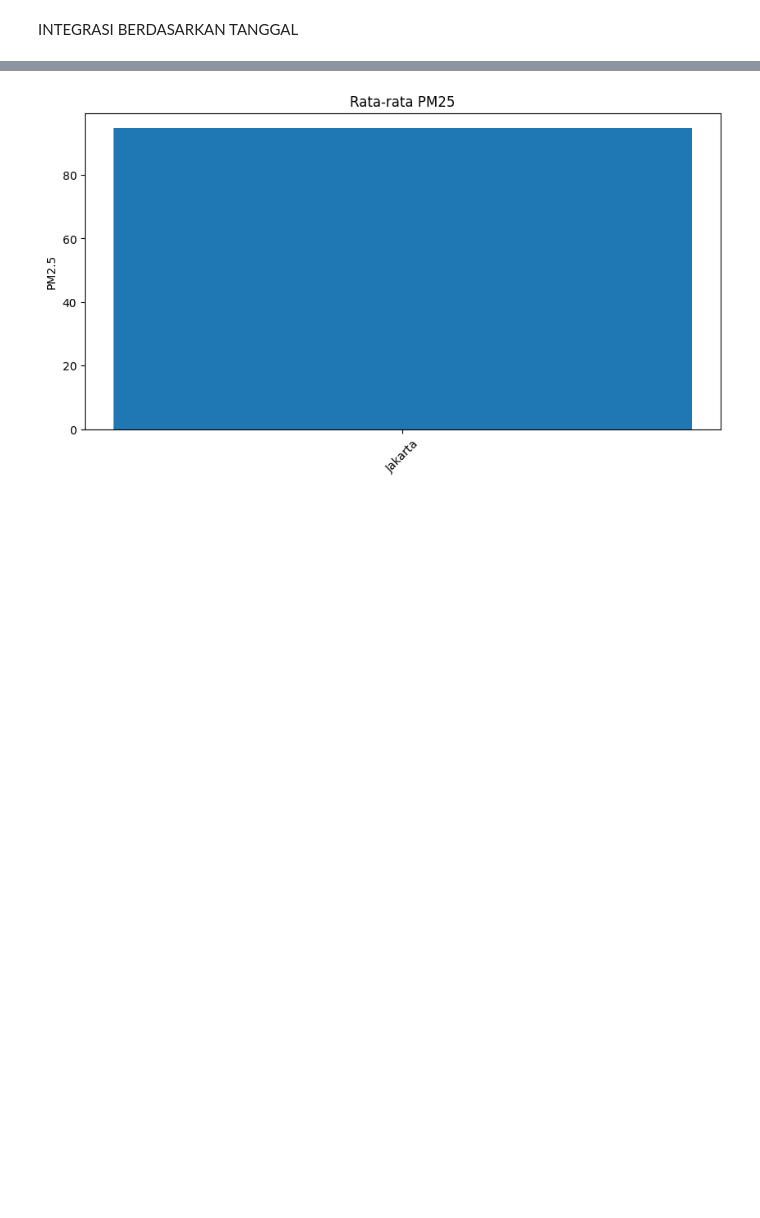
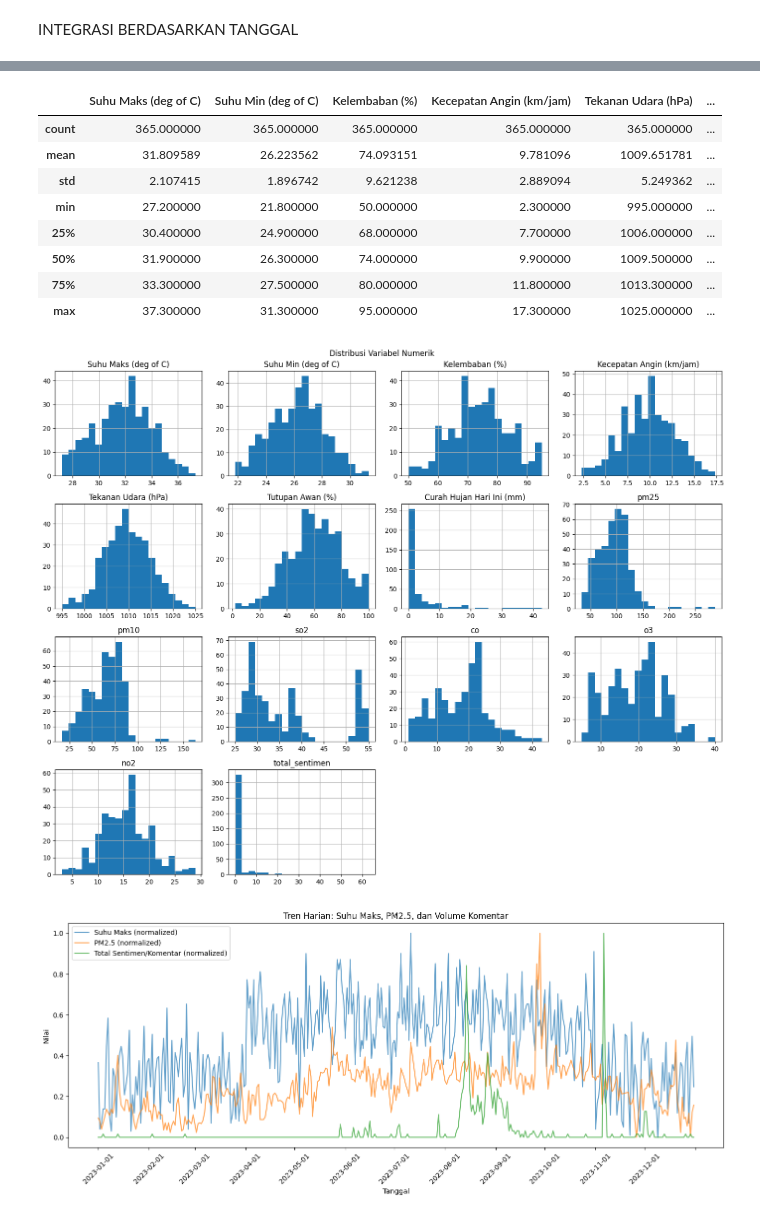
Before and after one commit to BIMASENA14-CODE/FIXXXXXXXX, a Jupyter notebook: main code.ipynb, the cells around one changed output, grey strips where cells are left out. Saved outputs shown, nothing was run; the diff lists cells and outputs as text; code cells hidden in the pictures; blank space fills up the shorter version.

```diff
--- a/main code.ipynb
+++ b/main code.ipynb
@@ -523,11 +387,65 @@ plt.show()
-# %%
-group_pm25 = df_final.groupby("Lokasi")["pm25"].mean()
-
-plt.figure(figsize=(10,5))
-plt.bar(group_pm25.index, group_pm25.values)
-plt.title("Rata-rata PM25")
-plt.xticks(rotation=45)
-plt.ylabel("PM2.5")
-plt.show()
-# %% [output]
-[figure, removed]
+# %%
+import pandas as pd
+import matplotlib.pyplot as plt
+import seaborn as sns
+from IPython.display import display
+import matplotlib.dates as mdates
+
+
+
+df = pd.read_csv('integrasi_cuaca_udara_sentimen_2023.csv')
+
+numeric_cols = [
+    'Suhu Maks (deg of C)',
+    'Suhu Min (deg of C)',
+    'Kelembaban (%)',
+    'Kecepatan Angin (km/jam)',
+    'Tekanan Udara (hPa)',
+    'Tutupan Awan (%)',
+    'Curah Hujan Hari Ini (mm)',
+    'pm25', 'pm10', 'so2', 'co', 'o3', 'no2',
+    'total_sentimen'
+]
+
+
+
+display(df[numeric_cols].describe())
+
+df[numeric_cols].hist(bins=20, figsize=(15, 12))
+plt.suptitle('Distribusi Variabel Numerik')
+plt.tight_layout()
+plt.show()
+
+
+
+
+plt.figure(figsize=(14, 6))
+
+suhu_maks_norm = (df['Suhu Maks (deg of C)'] - df['Suhu Maks (deg of C)'].min()) / (df['Suhu Maks (deg of C)'].max() - df['Suhu Maks (deg of C)'].min())
+pm25_norm = (df['pm25'] - df['pm25'].min()) / (df['pm25'].max() - df['pm25'].min())
+total_sentimen_norm = (df['total_sentimen'] - df['total_sentimen'].min()) / (df['total_sentimen'].max() - df['total_sentimen'].min())
+
+plt.plot(df['tanggal'], suhu_maks_norm, label='Suhu Maks (normalized)', alpha=0.7)
+plt.plot(df['tanggal'], pm25_norm, label='PM2.5 (normalized)', alpha=0.7)
+plt.plot(df['tanggal'], total_sentimen_norm, label='Total Sentimen/Komentar (normalized)', alpha=0.7)
+plt.title('Tren Harian: Suhu Maks, PM2.5, dan Volume Komentar')
+plt.xlabel('Tanggal')
+plt.ylabel('Nilai')
+plt.legend()
+ax = plt.gca()
+ax.xaxis.set_major_locator(mdates.MonthLocator(interval=1))  # tiap minggu
+plt.xticks(rotation=45)
+plt.tight_layout()
+plt.show()
+# %% [output]
+|  | Suhu Maks (deg of C) | Suhu Min (deg of C) | Kelembaban (%) | Kecepatan Angin (km/jam) | Tekanan Udara (hPa) | ... |
+| count | 365.000000 | 365.000000 | 365.000000 | 365.000000 | 365.000000 | ... |
+| mean | 31.809589 | 26.223562 | 74.093151 | 9.781096 | 1009.651781 | ... |
+| std | 2.107415 | 1.896742 | 9.621238 | 2.889094 | 5.249362 | ... |
+| min | 27.200000 | 21.800000 | 50.000000 | 2.300000 | 995.000000 | ... |
+| 25% | 30.400000 | 24.900000 | 68.000000 | 7.700000 | 1006.000000 | ... |
+| 50% | 31.900000 | 26.300000 | 74.000000 | 9.900000 | 1009.500000 | ... |
+| 75% | 33.300000 | 27.500000 | 80.000000 | 11.800000 | 1013.300000 | ... |
+| max | 37.300000 | 31.300000 | 95.000000 | 17.300000 | 1025.000000 | ... |
+[figure, added]
+[figure, added]
```
Also changed, not shown: parts of 17 cells of this notebook, 16 other files.
